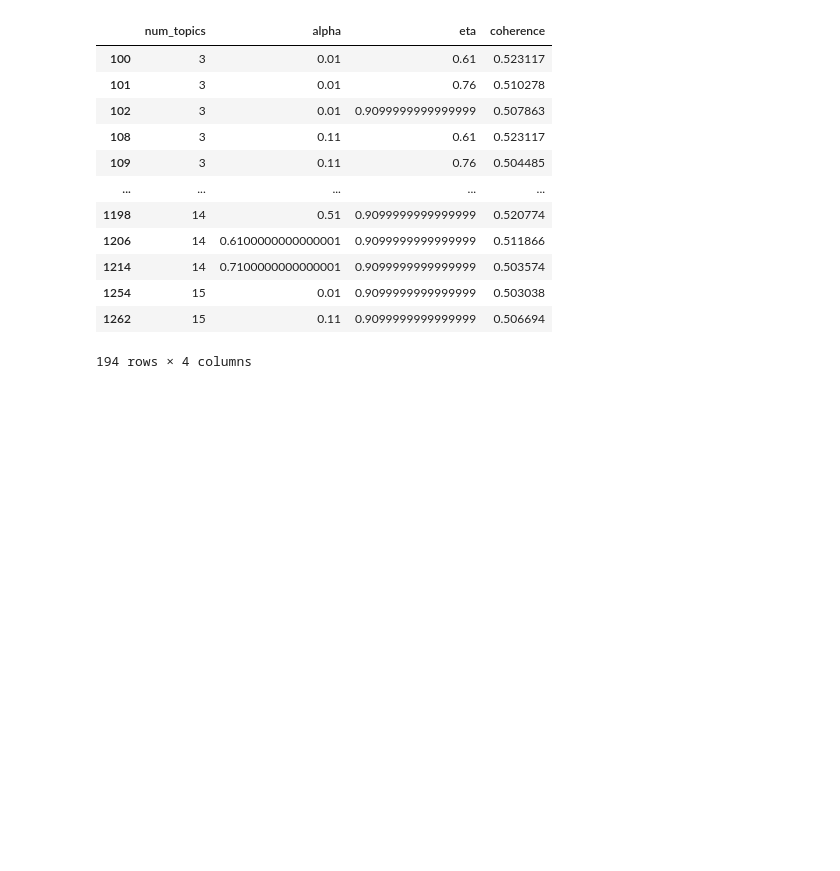
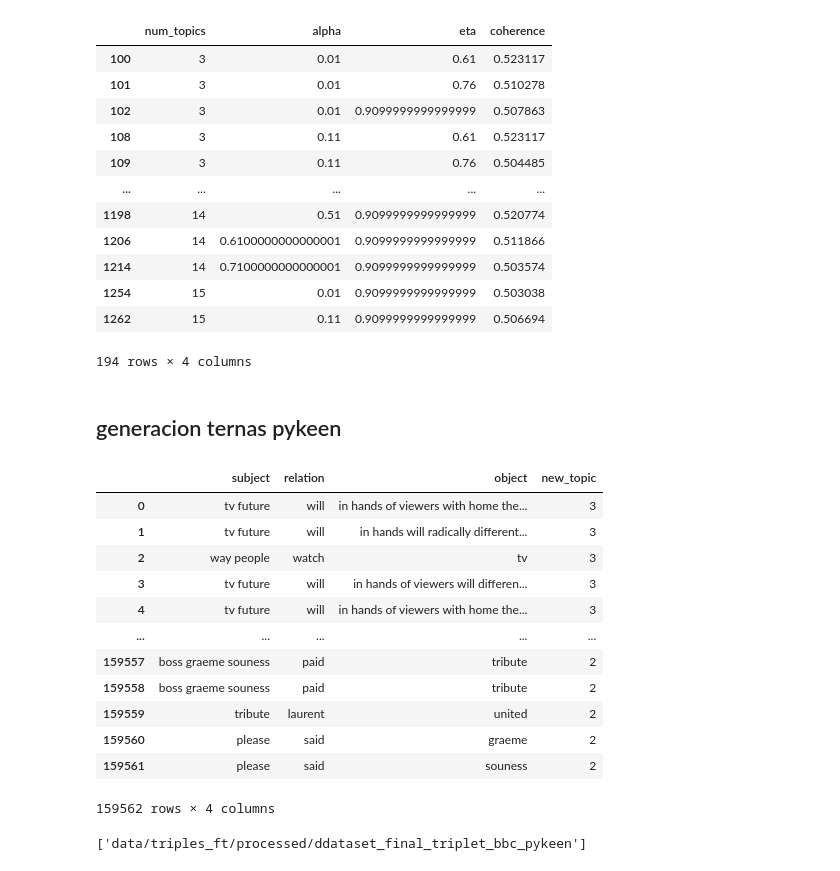
Before and after one commit to rdelaguila/sem_oboe, a Jupyter notebook: experimento.ipynb, the cells around one changed output. Saved outputs shown, nothing was run; the diff lists cells and outputs as text; code cells hidden in the pictures; blank space fills up the shorter version.

```diff
--- a/experimento.ipynb
+++ b/experimento.ipynb
@@ -121,3 +141,33 @@ topic.loc[topic.coherence>0.5,:]
 194 rows × 4 columns
 # %%
 df.loc[((df.num_topics==7) & (df.coherence>=0.55)),:]
+# %% [markdown]
+## generacion ternas pykeen
+# %%
+import pandas as pd
+TRIPLES_PATH = "data/triples_ft/processed/dataset_final_triplet_bbc_new"
+KG_PATH = "data/triples_ft/processed/triples_bbc.tsv"
+EMB_DIR = "data/triples_emb/"
+model = "TransE"
+import joblib
+df = joblib.load(TRIPLES_PATH)
+# %%
+df
+# %% [output]
+|  | subject | relation | object | new_topic |
+| 0 | tv future | will | in hands of viewers with home the... | 3 |
+| 1 | tv future | will | in hands will radically different... | 3 |
+| 2 | way people | watch | tv | 3 |
+| 3 | tv future | will | in hands of viewers will differen... | 3 |
+| 4 | tv future | will | in hands of viewers with home the... | 3 |
+| ... | ... | ... | ... | ... |
+| 159557 | boss graeme souness | paid | tribute | 2 |
+| 159558 | boss graeme souness | paid | tribute | 2 |
+| 159559 | tribute | laurent | united | 2 |
+| 159560 | please | said | graeme | 2 |
+| 159561 | please | said | souness | 2 |
+159562 rows × 4 columns
+# %%
+joblib.dump(df,'data/triples_ft/processed/ddataset_final_triplet_bbc_pykeen')
+# %% [output]
+['data/triples_ft/processed/ddataset_final_triplet_bbc_pykeen']
```
Also changed, not shown: parts of 5 cells of this notebook, 55 other files.
